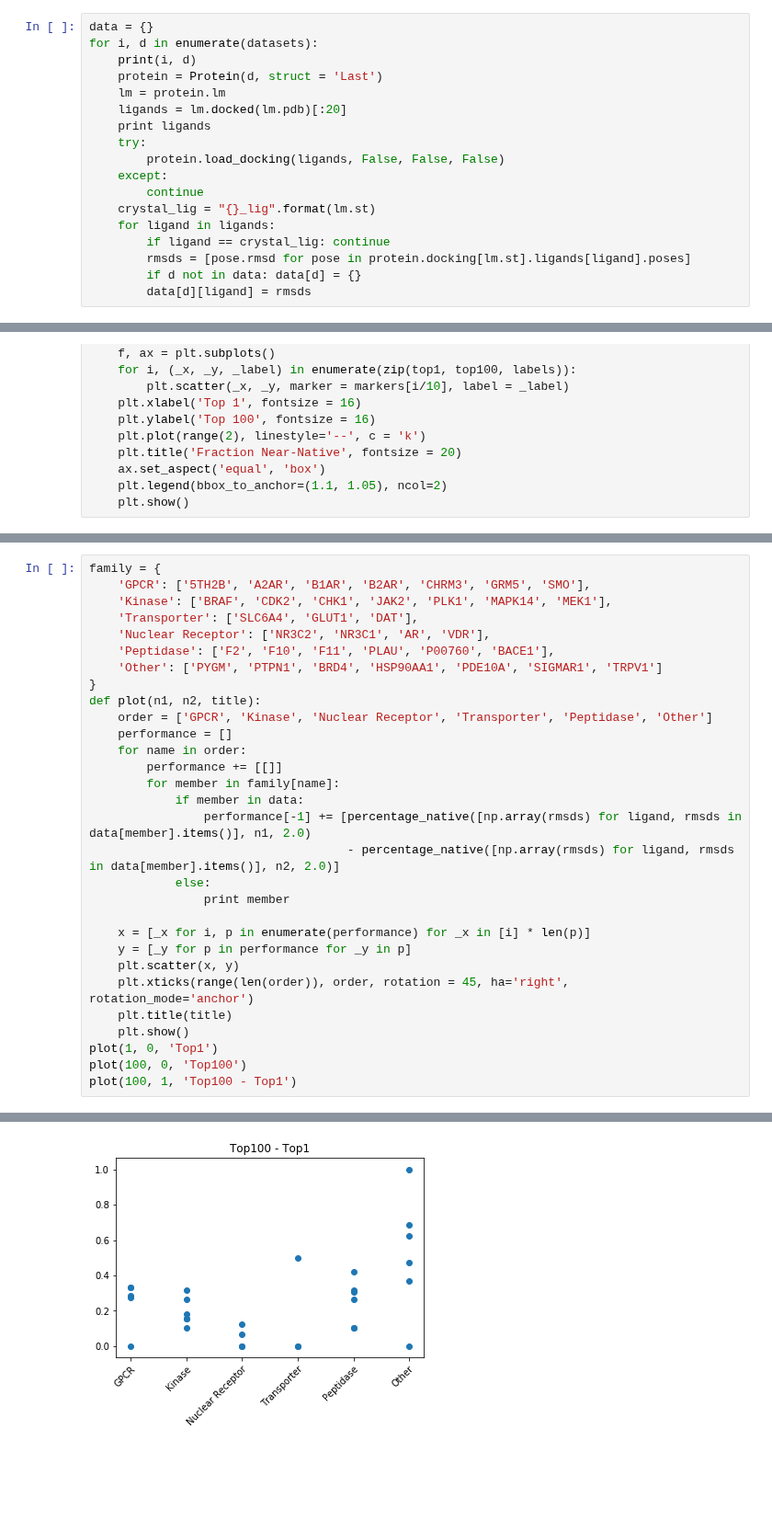
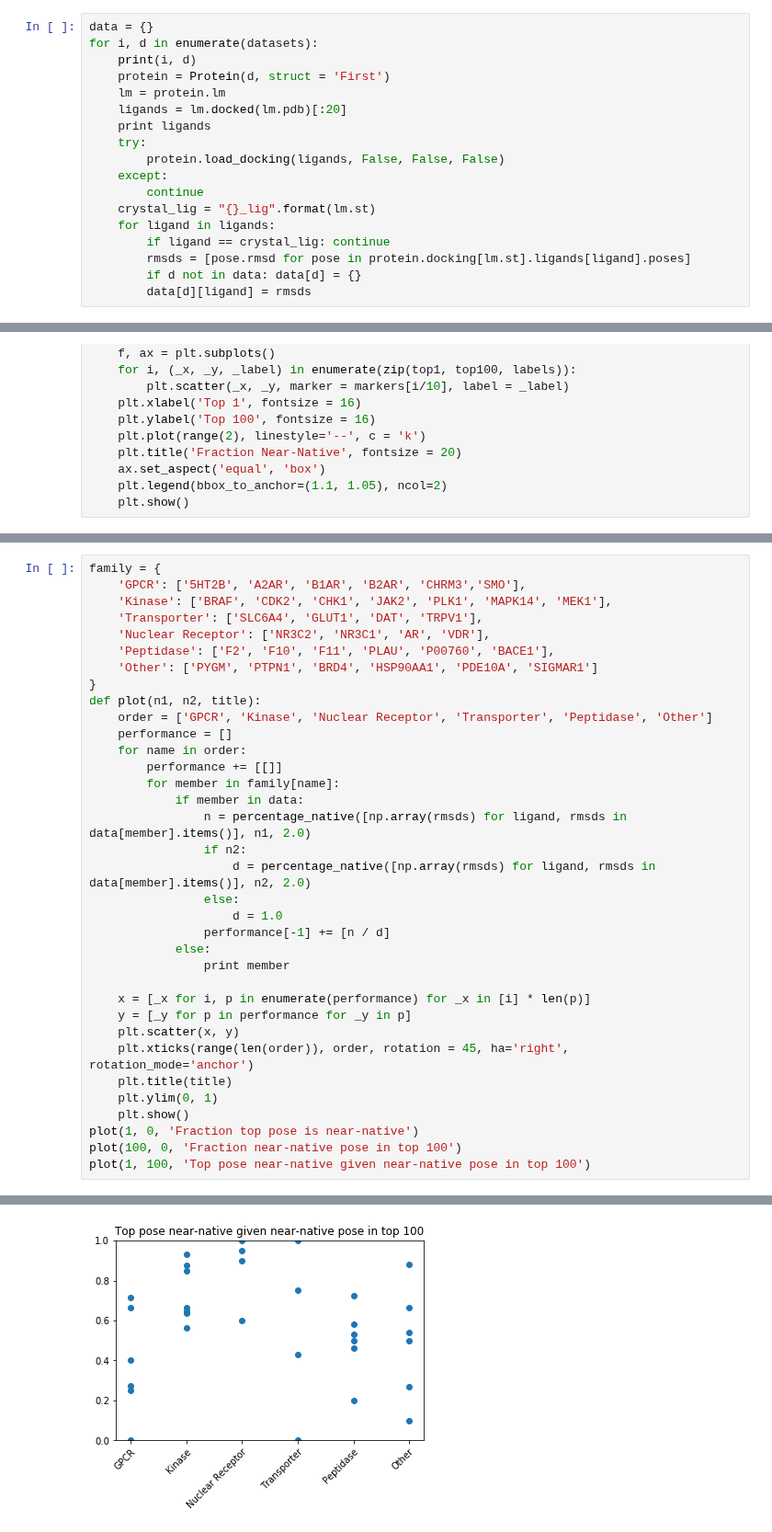
Before and after one commit to orangese/combind_multistruct_benchmarking, a Jupyter notebook: notebooks/glide_performance/glide_performance_ES4.ipynb, the cells around one changed output, grey strips where cells are left out. Shown at 92% size. Cells and saved outputs as stored; diff of their text form; blank space fills up the shorter version.

```diff
--- a/notebooks/glide_performance/glide_performance_ES4.ipynb
+++ b/notebooks/glide_performance/glide_performance_ES4.ipynb
@@ -20,7 +20,7 @@ datasets = [d for d in sorted(os.listdir(shared_paths['data']))
 data = {}
 for i, d in enumerate(datasets):
     print(i, d)
-    protein = Protein(d, struct = 'Last')
+    protein = Protein(d, struct = 'First')
     lm = protein.lm
     ligands = lm.docked(lm.pdb)[:20]
     print ligands
@@ -190,11 +190,11 @@ Top 100 has one correct 0.743322633598
 # %%
 family = {
-    'GPCR': ['5TH2B', 'A2AR', 'B1AR', 'B2AR', 'CHRM3', 'GRM5', 'SMO'],
+    'GPCR': ['5HT2B', 'A2AR', 'B1AR', 'B2AR', 'CHRM3','SMO'],
     'Kinase': ['BRAF', 'CDK2', 'CHK1', 'JAK2', 'PLK1', 'MAPK14', 'MEK1'],
-    'Transporter': ['SLC6A4', 'GLUT1', 'DAT'],
+    'Transporter': ['SLC6A4', 'GLUT1', 'DAT', 'TRPV1'],
     'Nuclear Receptor': ['NR3C2', 'NR3C1', 'AR', 'VDR'],
     'Peptidase': ['F2', 'F10', 'F11', 'PLAU', 'P00760', 'BACE1'],
-    'Other': ['PYGM', 'PTPN1', 'BRD4', 'HSP90AA1', 'PDE10A', 'SIGMAR1', 'TRPV1']
+    'Other': ['PYGM', 'PTPN1', 'BRD4', 'HSP90AA1', 'PDE10A', 'SIGMAR1']
 }
 def plot(n1, n2, title):
     order = ['GPCR', 'Kinase', 'Nuclear Receptor', 'Transporter', 'Peptidase', 'Other']
@@ -203,8 +203,12 @@ def plot(n1, n2, title):
         performance += [[]]
         for member in family[name]:
             if member in data:
-                performance[-1] += [percentage_native([np.array(rmsds) for ligand, rmsds in data[member].items()], n1, 2.0)
-                                    - percentage_native([np.array(rmsds) for ligand, rmsds in data[member].items()], n2, 2.0)]
+                n = percentage_native([np.array(rmsds) for ligand, rmsds in data[member].items()], n1, 2.0)
+                if n2:
+                    d = percentage_native([np.array(rmsds) for ligand, rmsds in data[member].items()], n2, 2.0)
+                else:
+                    d = 1.0
+                performance[-1] += [n / d]
             else:
                 print member
 
@@ -213,8 +217,9 @@ def plot(n1, n2, title):
     plt.scatter(x, y)
     plt.xticks(range(len(order)), order, rotation = 45, ha='right', rotation_mode='anchor')
     plt.title(title)
+    plt.ylim(0, 1)
     plt.show()
-plot(1, 0, 'Top1')
-plot(100, 0, 'Top100')
-plot(100, 1, 'Top100 - Top1')
+plot(1, 0, 'Fraction top pose is near-native')
+plot(100, 0, 'Fraction near-native pose in top 100')
+plot(1, 100, 'Top pose near-native given near-native pose in top 100')
 # %% [output]
@@ -235 +228 @@ PTPN1
-[figure, old version]
+[figure, new version]
```
Also changed, not shown: parts of 7 cells of this notebook, 3 other files.
